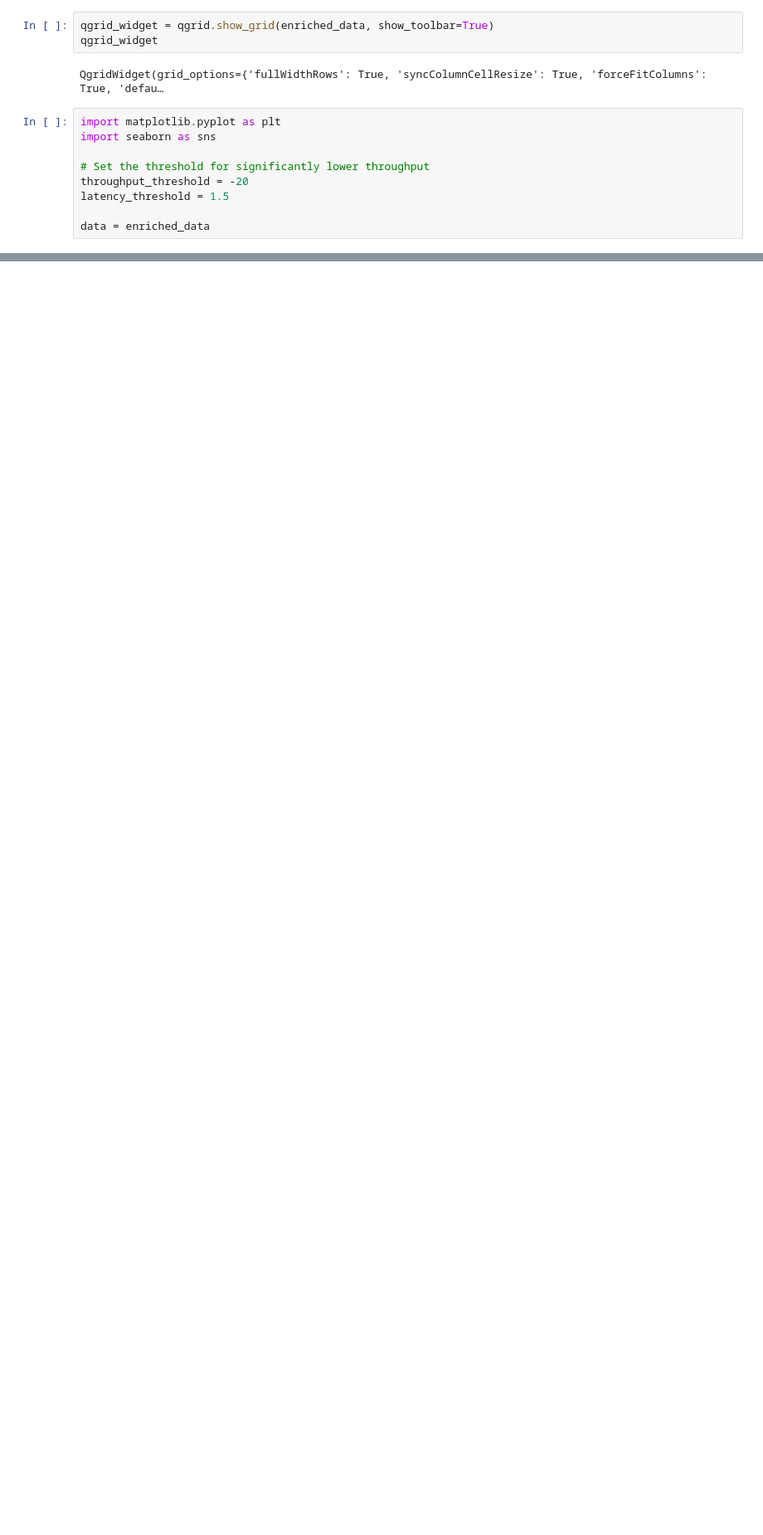
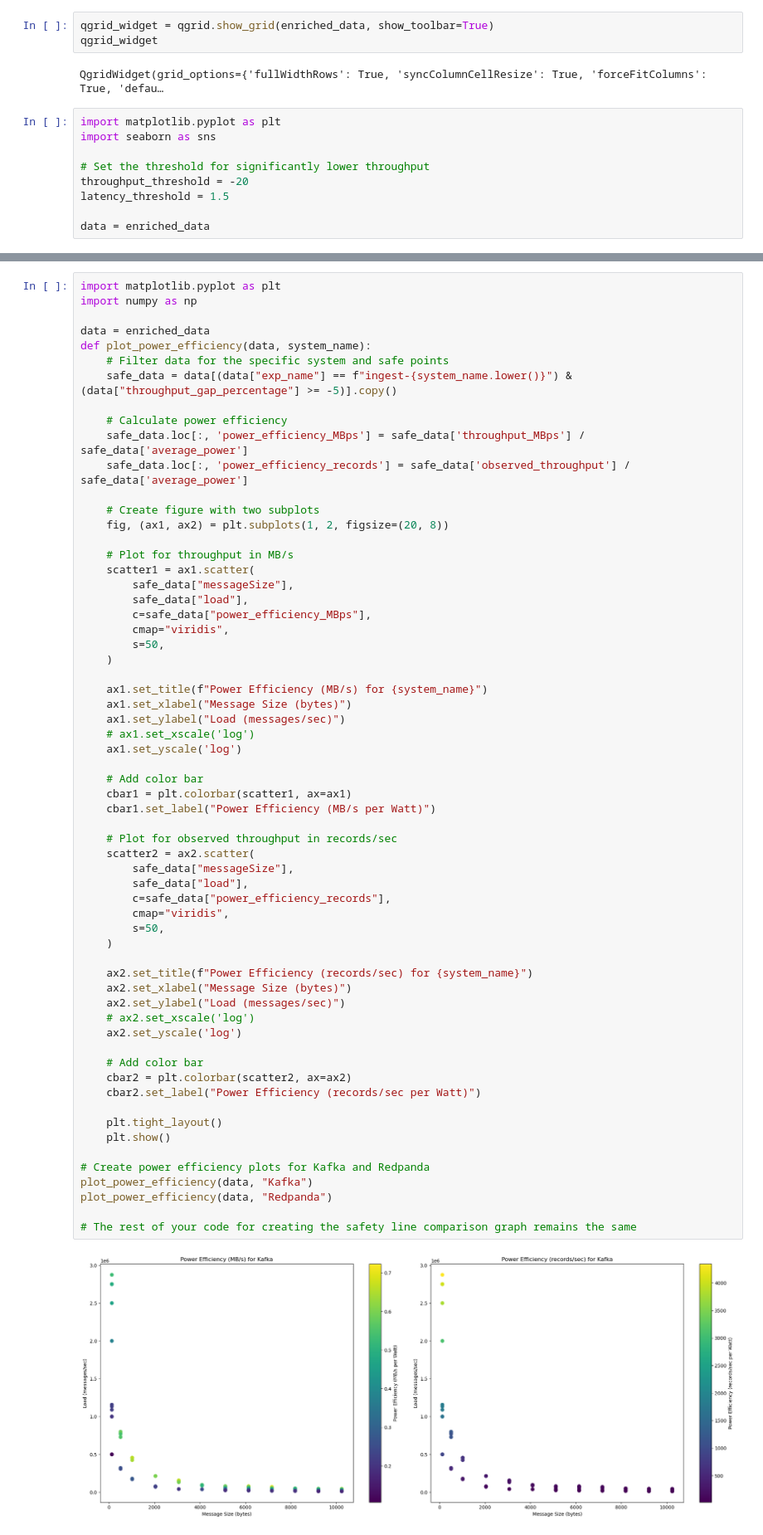
Before and after one commit to stream-energy/greenflow, a Jupyter notebook: analysis.ipynb, the cells around one changed output, grey strips where cells are left out. Shown at 83% size. Saved outputs shown, nothing was run; the diff lists cells and outputs as text; blank space fills up the shorter version.

```diff
--- a/analysis.ipynb
+++ b/analysis.ipynb
@@ -281,0 +292,64 @@ plt.show()
+# %%
+import matplotlib.pyplot as plt
+import numpy as np
+
+data = enriched_data
+def plot_power_efficiency(data, system_name):
+    # Filter data for the specific system and safe points
+    safe_data = data[(data["exp_name"] == f"ingest-{system_name.lower()}") & (data["throughput_gap_percentage"] >= -5)].copy()
+
+    # Calculate power efficiency
+    safe_data.loc[:, 'power_efficiency_MBps'] = safe_data['throughput_MBps'] / safe_data['average_power']
+    safe_data.loc[:, 'power_efficiency_records'] = safe_data['observed_throughput'] / safe_data['average_power']
+
+    # Create figure with two subplots
+    fig, (ax1, ax2) = plt.subplots(1, 2, figsize=(20, 8))
+
+    # Plot for throughput in MB/s
+    scatter1 = ax1.scatter(
+        safe_data["messageSize"],
+        safe_data["load"],
+        c=safe_data["power_efficiency_MBps"],
+        cmap="viridis",
+        s=50,
+    )
+
+    ax1.set_title(f"Power Efficiency (MB/s) for {system_name}")
+    ax1.set_xlabel("Message Size (bytes)")
+    ax1.set_ylabel("Load (messages/sec)")
+    # ax1.set_xscale('log')
+    ax1.set_yscale('log')
+
+    # Add color bar
+    cbar1 = plt.colorbar(scatter1, ax=ax1)
+    cbar1.set_label("Power Efficiency (MB/s per Watt)")
+
+    # Plot for observed throughput in records/sec
+    scatter2 = ax2.scatter(
+        safe_data["messageSize"],
+        safe_data["load"],
+        c=safe_data["power_efficiency_records"],
+        cmap="viridis",
+        s=50,
+    )
+
+    ax2.set_title(f"Power Efficiency (records/sec) for {system_name}")
+    ax2.set_xlabel("Message Size (bytes)")
+    ax2.set_ylabel("Load (messages/sec)")
+    # ax2.set_xscale('log')
+    ax2.set_yscale('log')
+
+    # Add color bar
+    cbar2 = plt.colorbar(scatter2, ax=ax2)
+    cbar2.set_label("Power Efficiency (records/sec per Watt)")
+
+    plt.tight_layout()
+    plt.show()
+
+# Create power efficiency plots for Kafka and Redpanda
+plot_power_efficiency(data, "Kafka")
+plot_power_efficiency(data, "Redpanda")
+
+# The rest of your code for creating the safety line comparison graph remains the same
+# %% [output]
+[figure, added]
```
Also changed, not shown: parts of 8 cells of this notebook, 10 other files.
